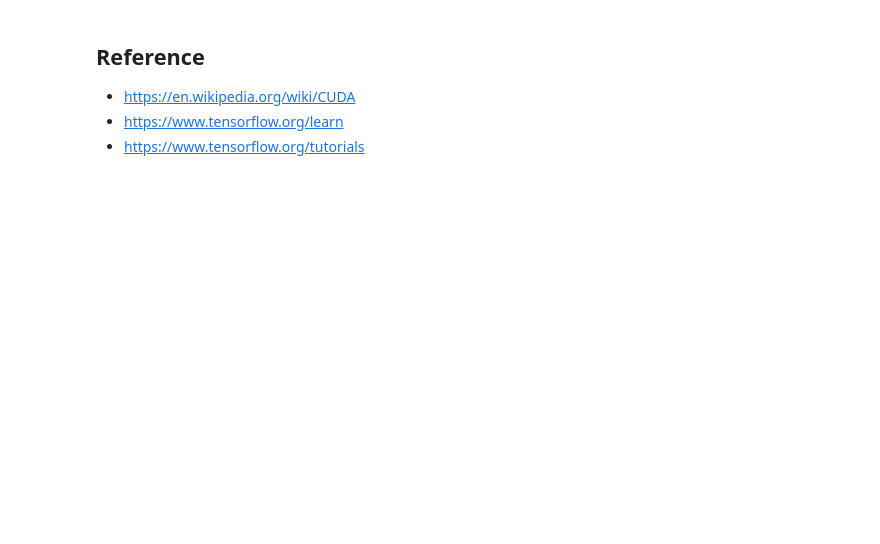
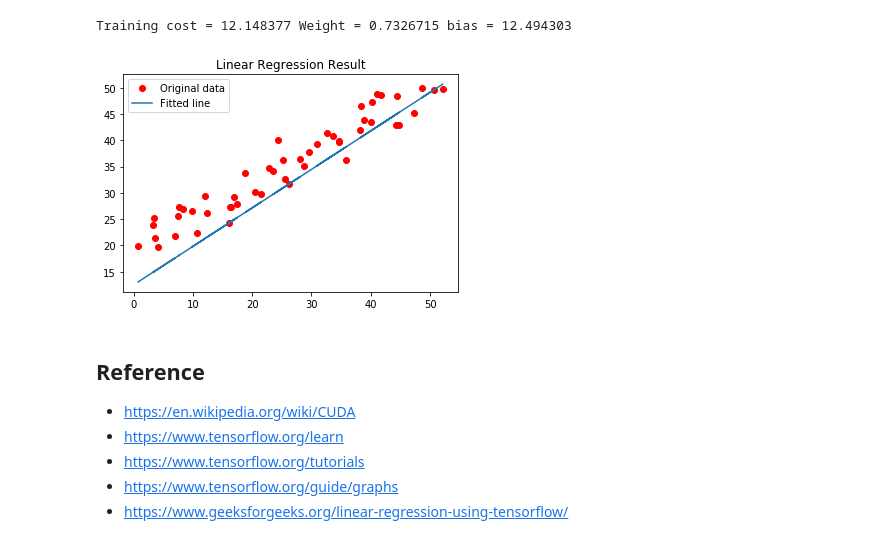
Before and after one commit to doosik71/lecture_python, a Jupyter notebook: 04_tensorflow/01_Introduction.ipynb, the cells around one changed output. Saved outputs shown, nothing was run; the diff lists cells and outputs as text; code cells hidden in the pictures; blank space fills up the shorter version.

Commit message:
Update tensorflow introduction.

```diff
--- a/04_tensorflow/01_Introduction.ipynb
+++ b/04_tensorflow/01_Introduction.ipynb
@@ -108,0 +267,10 @@ print_tf(tf.square(2) + tf.square(3))
+# %%
+# Genrating random linear data
+# There will be 50 data points ranging from 0 to 50
+x = np.linspace(0, 50, 50)
+y = np.linspace(20, 50, 50)
+# Adding noise to the random linear data
+x += np.random.uniform(-4, 4, 50)
+y += np.random.uniform(-4, 4, 50)
+n = len(x) # Number of data points
+print(n)
@@ -108,0 +305,24 @@ print_tf(tf.square(2) + tf.square(3))
+# %%
+# Starting the Tensorflow Session
+with tf.Session() as sess:
+
+    # Initializing the Variables
+    sess.run(init)
+
+    # Iterating through all the epochs
+    for epoch in range(training_epochs):
+
+        # Feeding each data point into the optimizer using Feed Dictionary
+        for (_x, _y) in zip(x, y):
+            sess.run(optimizer, feed_dict = {X : _x, Y : _y})
+
+        # Displaying the result after every 50 epochs
+        if (epoch + 1) % 50 == 0:
+            # Calculating the cost a every epoch
+            c = sess.run(cost, feed_dict = {X : x, Y : y})
+            print("Epoch", (epoch + 1), ": cost =", c, "W =", sess.run(W), "b =", sess.run(b))
+
+    # Storing necessary values to be used outside the Session
+    training_cost = sess.run(cost, feed_dict ={X: x, Y: y})
+    weight = sess.run(W)
+    bias = sess.run(b)
@@ -109,5 +340,20 @@ print_tf(tf.square(2) + tf.square(3))
+# %%
+# Calculating the predictions
+predictions = weight * x + bias
+print("Training cost =", training_cost, "Weight =", weight, "bias =", bias)
+# Plotting the Results
+plt.plot(x, y, 'ro', label ='Original data')
+plt.plot(x, predictions, label ='Fitted line')
+plt.title('Linear Regression Result')
+plt.legend()
+plt.show()
+# %% [output]
+Training cost = 12.148377 Weight = 0.7326715 bias = 12.494303
+[figure, added]
 # %% [markdown]
 ## Reference
 - https://en.wikipedia.org/wiki/CUDA
 - https://www.tensorflow.org/learn
 - https://www.tensorflow.org/tutorials
+- https://www.tensorflow.org/guide/graphs
+- https://www.geeksforgeeks.org/linear-regression-using-tensorflow/
```
Also changed, not shown: parts of 23 cells of this notebook, 4 other files.
